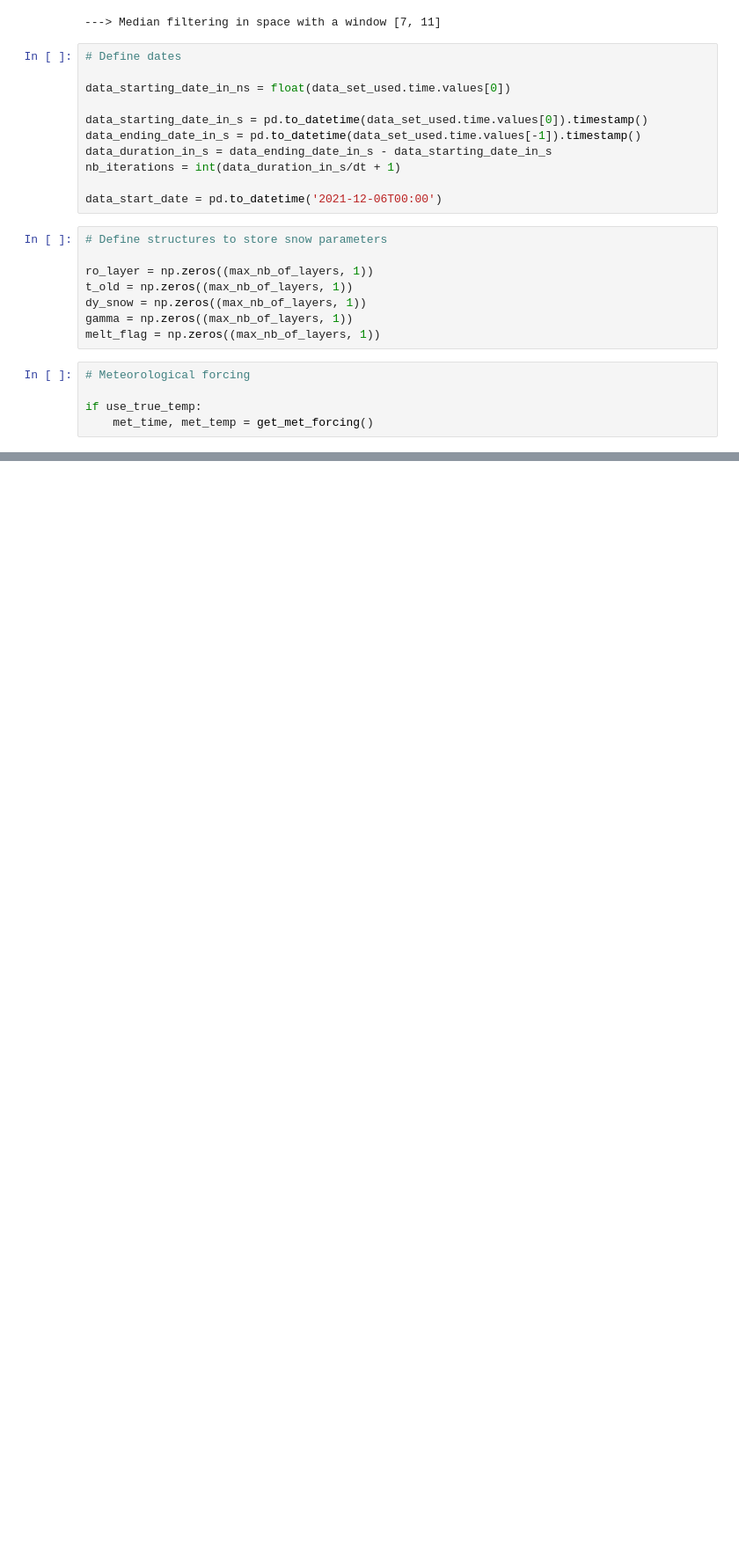
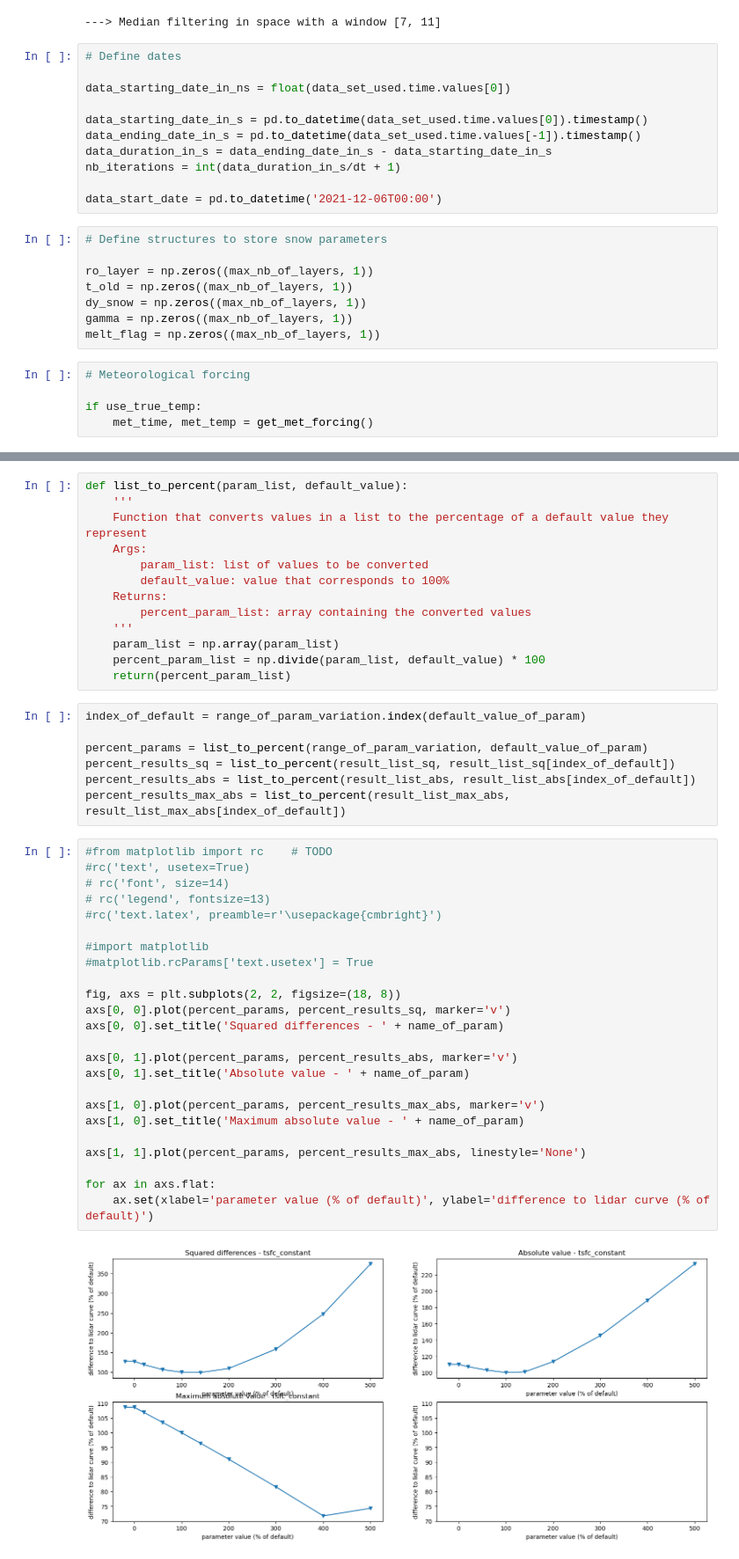
Before and after one commit to Mathilde-Bnt/MB_little_awk, a Jupyter notebook: current_development/14-Sensitivity_analysis.ipynb, the cells around one changed output, grey strips where cells are left out. Shown: that part at 88% size. Cells and saved outputs as stored; diff of their text form; blank space fills up the shorter version.

```diff
--- a/current_development/14-Sensitivity_analysis.ipynb
+++ b/current_development/14-Sensitivity_analysis.ipynb
@@ -207,0 +334,46 @@ plt.plot(range_of_param_variation, result_list, marker='v')
+# %%
+def list_to_percent(param_list, default_value):
+    '''
+    Function that converts values in a list to the percentage of a default value they represent
+    Args:
+        param_list: list of values to be converted
+        default_value: value that corresponds to 100%
+    Returns:
+        percent_param_list: array containing the converted values
+    '''
+    param_list = np.array(param_list)
+    percent_param_list = np.divide(param_list, default_value) * 100
+    return(percent_param_list)
+# %%
+index_of_default = range_of_param_variation.index(default_value_of_param)
+
+percent_params = list_to_percent(range_of_param_variation, default_value_of_param)
+percent_results_sq = list_to_percent(result_list_sq, result_list_sq[index_of_default])
+percent_results_abs = list_to_percent(result_list_abs, result_list_abs[index_of_default])
+percent_results_max_abs = list_to_percent(result_list_max_abs, result_list_max_abs[index_of_default])
+# %%
+#from matplotlib import rc    # TODO
+#rc('text', usetex=True)
+# rc('font', size=14)
+# rc('legend', fontsize=13)
+#rc('text.latex', preamble=r'\usepackage{cmbright}')
+
+#import matplotlib
+#matplotlib.rcParams['text.usetex'] = True
+
+fig, axs = plt.subplots(2, 2, figsize=(18, 8))
+axs[0, 0].plot(percent_params, percent_results_sq, marker='v')
+axs[0, 0].set_title('Squared differences - ' + name_of_param)
+
+axs[0, 1].plot(percent_params, percent_results_abs, marker='v')
+axs[0, 1].set_title('Absolute value - ' + name_of_param)
+
+axs[1, 0].plot(percent_params, percent_results_max_abs, marker='v')
+axs[1, 0].set_title('Maximum absolute value - ' + name_of_param)
+
+axs[1, 1].plot(percent_params, percent_results_max_abs, linestyle='None')
+
+for ax in axs.flat:
+    ax.set(xlabel='parameter value (% of default)', ylabel='difference to lidar curve (% of default)')
+# %% [output]
+[figure, added]
```
Also changed, not shown: parts of 31 cells of this notebook, 2 other files.
